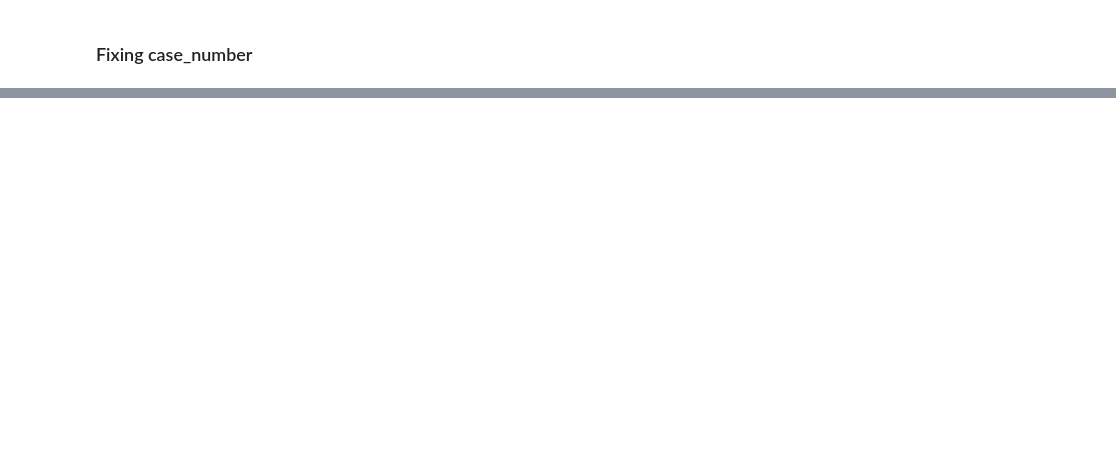
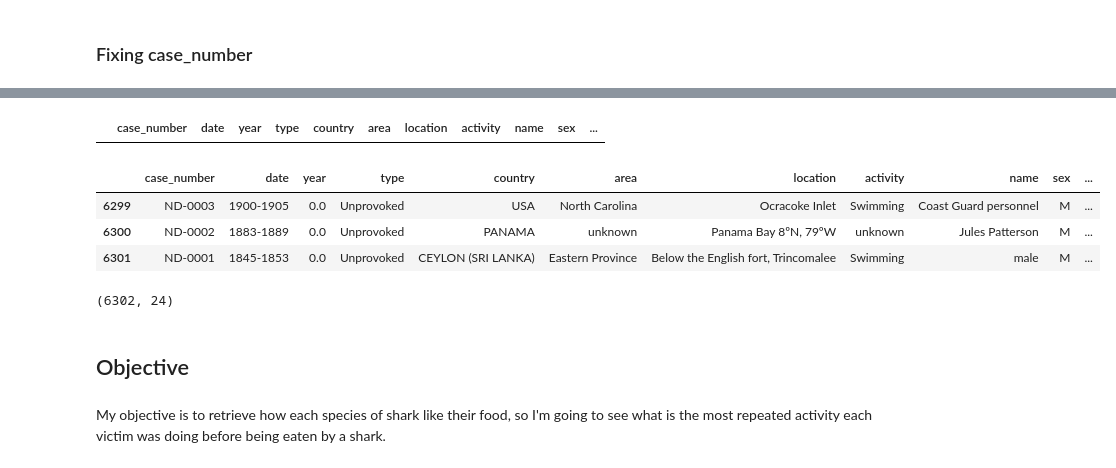
Before and after one commit to Kohkitos/data-cleaning-sharks, a Jupyter notebook: code/sharks.ipynb, the cells around one changed output, grey strips where cells are left out. Cells and saved outputs as stored; diff of their text form; code cells hidden in the pictures; blank space fills up the shorter version.

Commit message:
case_number updated

```diff
--- a/code/sharks.ipynb
+++ b/code/sharks.ipynb
@@ -324,0 +361,39 @@ df.head()
+# %%
+df[df.pdf == 'unknown']
+# %% [output]
+|  | case_number | date | year | type | country | area | location | activity | name | sex | ... |
+# %%
+# import regex to search for patterns
+import re
+
+def extract_case_number(row):
+
+    pattern1 = r'(\d{4}\.\d{2}\.\d{2})' # yyyy.mm.dd pattern
+    pattern2 = r'([a-zA-Z]{2}-\d{4})' # ND-XXXX pattern
+
+    match = re.search(pattern1, row['pdf'])
+    if match:
+        return match.group(1)
+
+    match = re.search(pattern2, row['pdf'])
+    if match:
+        return match.group(1)
+
+    return None
+
+df['case_number'] = df.apply(extract_case_number, axis=1)
+
+df.tail(3)
+# %% [output]
+|  | case_number | date | year | type | country | area | location | activity | name | sex | ... |
+| 6299 | ND-0003 | 1900-1905 | 0.0 | Unprovoked | USA | North Carolina | Ocracoke Inlet | Swimming | Coast Guard personnel | M | ... |
+| 6300 | ND-0002 | 1883-1889 | 0.0 | Unprovoked | PANAMA | unknown | Panama Bay 8ºN, 79ºW | unknown | Jules Patterson | M | ... |
+| 6301 | ND-0001 | 1845-1853 | 0.0 | Unprovoked | CEYLON (SRI LANKA) | Eastern Province | Below the English fort, Trincomalee | Swimming | male | M | ... |
+# %%
+df.shape
+# %% [output]
+(6302, 24)
+# %% [markdown]
+## Objective
+# %% [markdown]
+My objective is to retrieve how each species of shark like their food, so I'm going to see what is the most repeated activity each victim was doing before being eaten by a shark.
```
Also changed, not shown: parts of 7 cells of this notebook.
